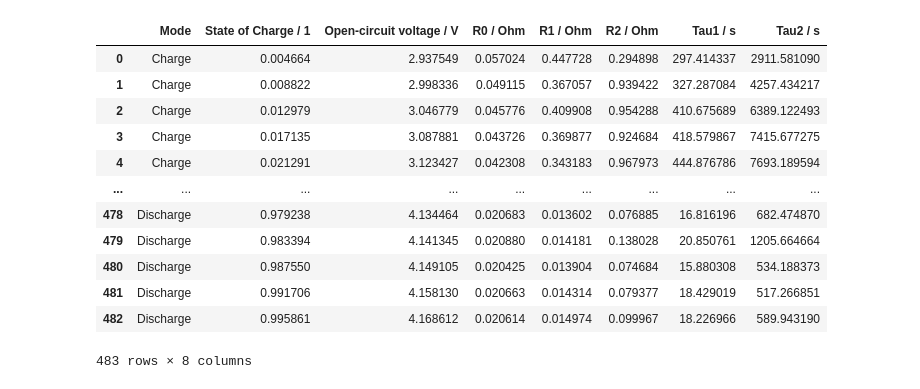
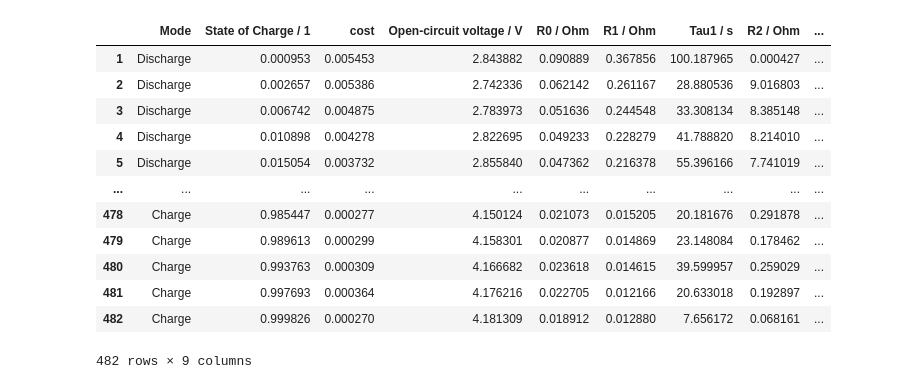
Before and after one commit to DigiBatt/Milestone-8, a Jupyter notebook: parameters.ipynb, the cells around one changed output. Saved outputs shown, nothing was run; the diff lists cells and outputs as text; code cells hidden in the pictures.

```diff
--- a/parameters.ipynb
+++ b/parameters.ipynb
@@ -7,36 +7,38 @@ import plotly.graph_objects as go
 from simulate.interpolant import Interpolant
 # %%
 param = (
-    pd.read_csv("data/parameters.csv")
+    pd.read_csv("data/parameters_2.csv")
     .drop_duplicates()
-    .sort_values(["Mode", "State of Charge / 1"])
+    .sort_values(["Mode", "State of Charge / 1"], ascending=[False, True])
     .reset_index(drop=True)
-)
+).iloc[1::]
 keys = [
     "Mode",
     "State of Charge / 1",
+    "cost",
     "Open-circuit voltage / V",
     "R0 / Ohm",
-    "R1 / Ohm",
-    "R2 / Ohm",
-    "Tau1 / s",
-    "Tau2 / s",
 ]
+for i in range(1, 6):
+    if f"R{i} / Ohm" in param.columns:
+        keys.append(f"R{i} / Ohm")
+    if f"Tau{i} / s" in param.columns:
+        keys.append(f"Tau{i} / s")
 param[keys]
 # %% [output]
-|  | Mode | State of Charge / 1 | Open-circuit voltage / V | R0 / Ohm | R1 / Ohm | R2 / Ohm | Tau1 / s | Tau2 / s |
-| 0 | Charge | 0.004664 | 2.937549 | 0.057024 | 0.447728 | 0.294898 | 297.414337 | 2911.581090 |
-| 1 | Charge | 0.008822 | 2.998336 | 0.049115 | 0.367057 | 0.939422 | 327.287084 | 4257.434217 |
-| 2 | Charge | 0.012979 | 3.046779 | 0.045776 | 0.409908 | 0.954288 | 410.675689 | 6389.122493 |
-| 3 | Charge | 0.017135 | 3.087881 | 0.043726 | 0.369877 | 0.924684 | 418.579867 | 7415.677275 |
-| 4 | Charge | 0.021291 | 3.123427 | 0.042308 | 0.343183 | 0.967973 | 444.876786 | 7693.189594 |
-| ... | ... | ... | ... | ... | ... | ... | ... | ... |
-| 478 | Discharge | 0.979238 | 4.134464 | 0.020683 | 0.013602 | 0.076885 | 16.816196 | 682.474870 |
-| 479 | Discharge | 0.983394 | 4.141345 | 0.020880 | 0.014181 | 0.138028 | 20.850761 | 1205.664664 |
-| 480 | Discharge | 0.987550 | 4.149105 | 0.020425 | 0.013904 | 0.074684 | 15.880308 | 534.188373 |
-| 481 | Discharge | 0.991706 | 4.158130 | 0.020663 | 0.014314 | 0.079377 | 18.429019 | 517.266851 |
-| 482 | Discharge | 0.995861 | 4.168612 | 0.020614 | 0.014974 | 0.099967 | 18.226966 | 589.943190 |
+|  | Mode | State of Charge / 1 | cost | Open-circuit voltage / V | R0 / Ohm | R1 / Ohm | Tau1 / s | R2 / Ohm | ... |
+| 1 | Discharge | 0.000953 | 0.005453 | 2.843882 | 0.090889 | 0.367856 | 100.187965 | 0.000427 | ... |
+| 2 | Discharge | 0.002657 | 0.005386 | 2.742336 | 0.062142 | 0.261167 | 28.880536 | 9.016803 | ... |
+| 3 | Discharge | 0.006742 | 0.004875 | 2.783973 | 0.051636 | 0.244548 | 33.308134 | 8.385148 | ... |
+| 4 | Discharge | 0.010898 | 0.004278 | 2.822695 | 0.049233 | 0.228279 | 41.788820 | 8.214010 | ... |
+| 5 | Discharge | 0.015054 | 0.003732 | 2.855840 | 0.047362 | 0.216378 | 55.396166 | 7.741019 | ... |
+| ... | ... | ... | ... | ... | ... | ... | ... | ... | ... |
+| 478 | Charge | 0.985447 | 0.000277 | 4.150124 | 0.021073 | 0.015205 | 20.181676 | 0.291878 | ... |
+| 479 | Charge | 0.989613 | 0.000299 | 4.158301 | 0.020877 | 0.014869 | 23.148084 | 0.178462 | ... |
+| 480 | Charge | 0.993763 | 0.000309 | 4.166682 | 0.023618 | 0.014615 | 39.599957 | 0.259029 | ... |
+| 481 | Charge | 0.997693 | 0.000364 | 4.176216 | 0.022705 | 0.012166 | 20.633018 | 0.192897 | ... |
+| 482 | Charge | 0.999826 | 0.000270 | 4.181309 | 0.018912 | 0.012880 | 7.656172 | 0.068161 | ... |
-483 rows × 8 columns
+482 rows × 9 columns
 # %%
 kinds = {
     "Open-circuit voltage / V": "lut",
```
Also changed, not shown: parts of 1 cell of this notebook, 21 other files.
